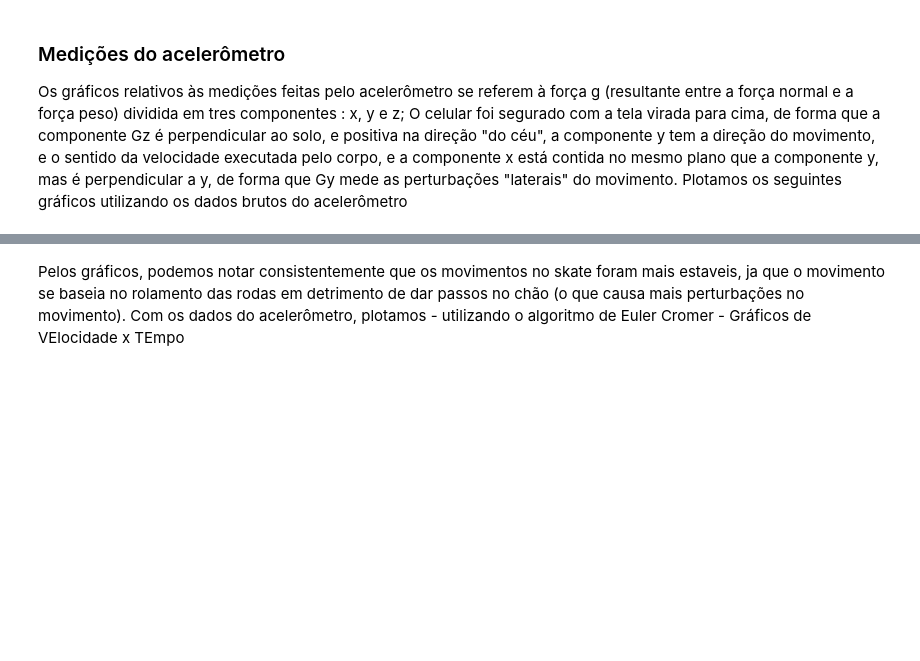
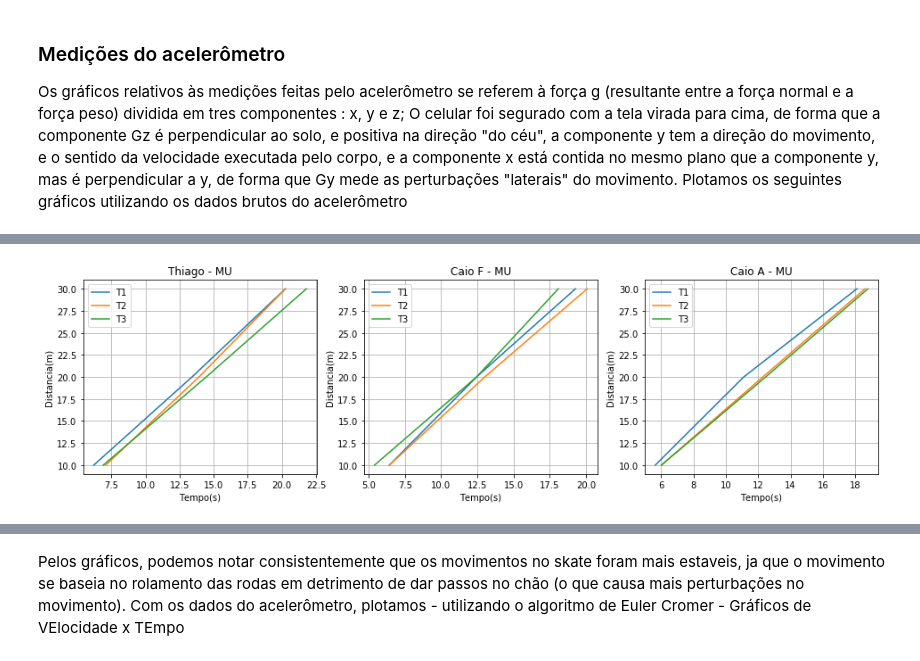
Before and after one commit to caiotda/MAC209, a Jupyter notebook: EP01/ep01.ipynb, the cells around one changed output, grey strips where cells are left out. Cells and saved outputs as stored; diff of their text form; code cells hidden in the pictures; blank space fills up the shorter version.

```diff
--- a/EP01/ep01.ipynb
+++ b/EP01/ep01.ipynb
@@ -110,0 +113,45 @@ KeyError: 'time'
+# %%
+%matplotlib inline
+import pandas as pd
+import matplotlib.pyplot as plt
+import glob
+
+#MU
+
+tbl = pd.read_csv("dadosMU.csv")
+tbl.head()
+fig = plt.figure(figsize=(16,4))
+plt.subplot(131)
+plt.plot(tbl["T1"], tbl["Dist"], label = "T1")
+plt.plot(tbl["T2"], tbl["Dist"], label = "T2")
+plt.plot(tbl["T3"], tbl["Dist"], label = "T3")
+plt.ylabel("Distancia(m)")
+plt.xlabel("Tempo(s)")
+plt.title("Thiago - MU")
+plt.legend()
+plt.grid(True)
+
+plt.subplot(132)
+plt.plot(tbl["CF1"], tbl["Dist"], label = "T1")
+plt.plot(tbl["CF2"], tbl["Dist"], label = "T2")
+plt.plot(tbl["CF3"], tbl["Dist"], label = "T3")
+plt.ylabel("Distancia(m)")
+plt.xlabel("Tempo(s)")
+plt.title("Caio F - MU")
+plt.legend()
+plt.grid(True)
+
+plt.subplot(133)
+plt.plot(tbl["CA1"], tbl["Dist"], label = "T1")
+plt.plot(tbl["CA2"], tbl["Dist"], label = "T2")
+plt.plot(tbl["CA3"], tbl["Dist"], label = "T3")
+plt.ylabel("Distancia(m)")
+plt.xlabel("Tempo(s)")
+plt.title("Caio A - MU")
+plt.grid(True)
+plt.legend()
+plt.show()
+
+#--------------------------------------------------------#
+# %% [output]
+[figure, added]
```
Also changed, not shown: parts of 4 cells of this notebook, 5 other files.
